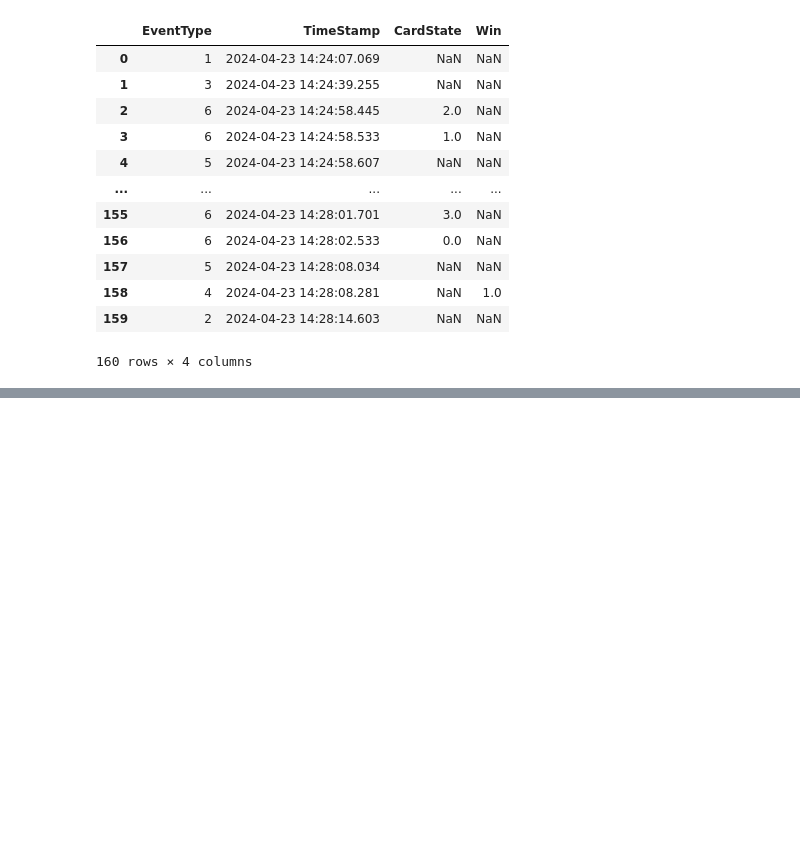
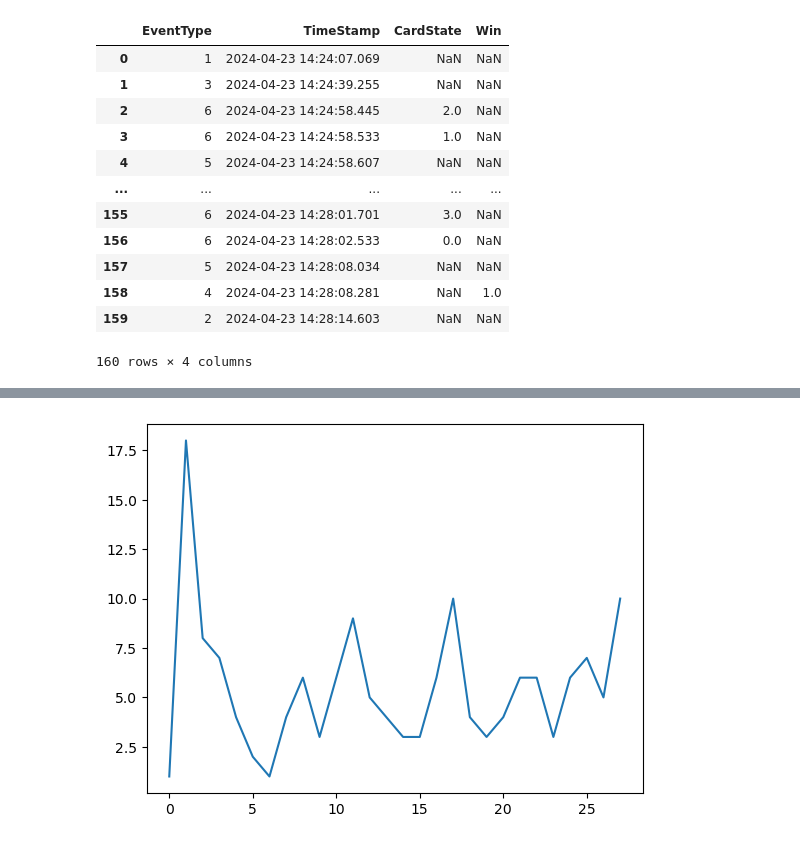
Before and after one commit to damart24/USABILIDAD, a Jupyter notebook: CalculoMétricas/Calcular_metricas.ipynb, the cells around one changed output, grey strips where cells are left out. Drawn from its saved outputs; the diff is of its cells as text; code cells hidden in the pictures; blank space fills up the shorter version.

```diff
--- a/CalculoMétricas/Calcular_metricas.ipynb
+++ b/CalculoMétricas/Calcular_metricas.ipynb
@@ -35,7 +35,11 @@ indices = rounds[(rounds['EventType'] == 4)]['TimeDiff'].index
 
 rounds = rounds.drop((indices + 1)[:-1])
 
-media = rounds[(rounds['EventType'] == 5)]['TimeDiff'].mean()
+timeDiffs = rounds[(rounds['EventType'] == 5)]['TimeDiff']
+timeDiffsArray = timeDiffs.to_numpy()[1:] * 1e-9
+media = timeDiffsArray.mean()
+
+plt.plot(timeDiffsArray)
 
 print('MEDIA DE TIEMPO ENTRE RONDAS: \t', media)
 # %% [output]
@@ -43,3 +47,4 @@ MEDIA DE TIEMPO ENTRE RONDAS:    0 days 00:00:05.959464285
+[figure, added]
 # %%
 #METRICA: TIEMPO MEDIO QUE SE MANTIENE UNA CARTA EN CUALQUIERA DE LOS LADOS
 
```
Also changed, not shown: parts of 3 cells of this notebook, 2 other files.
